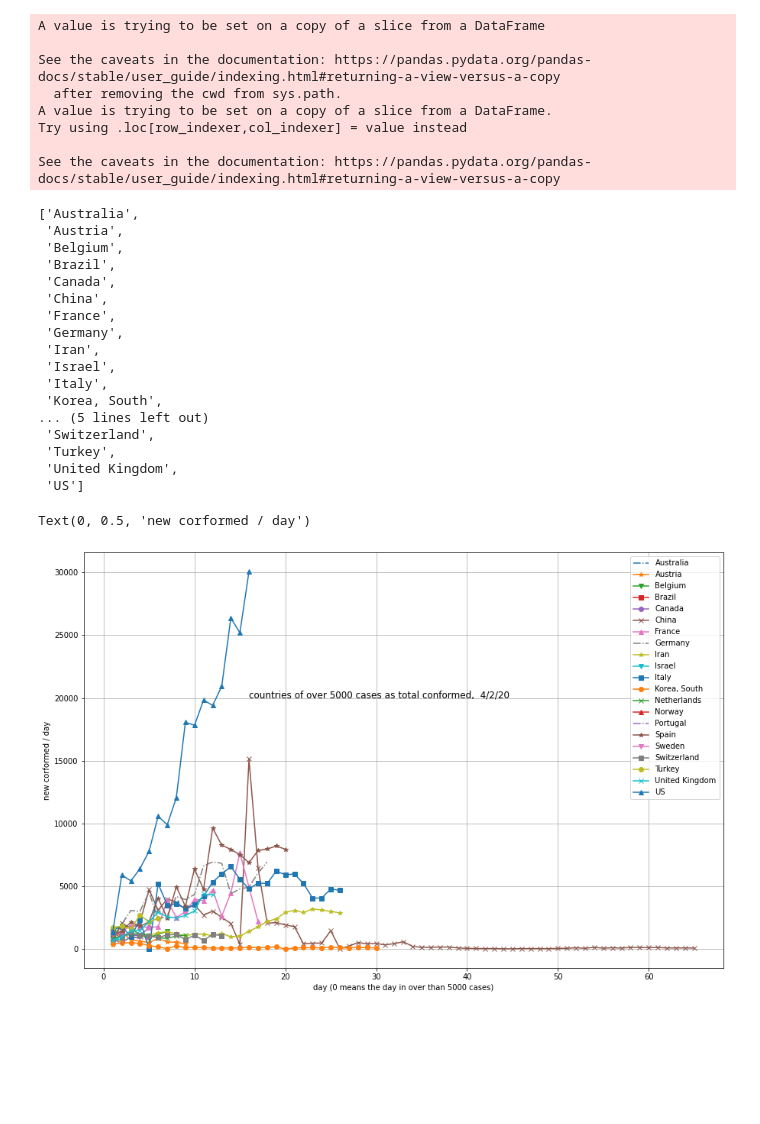
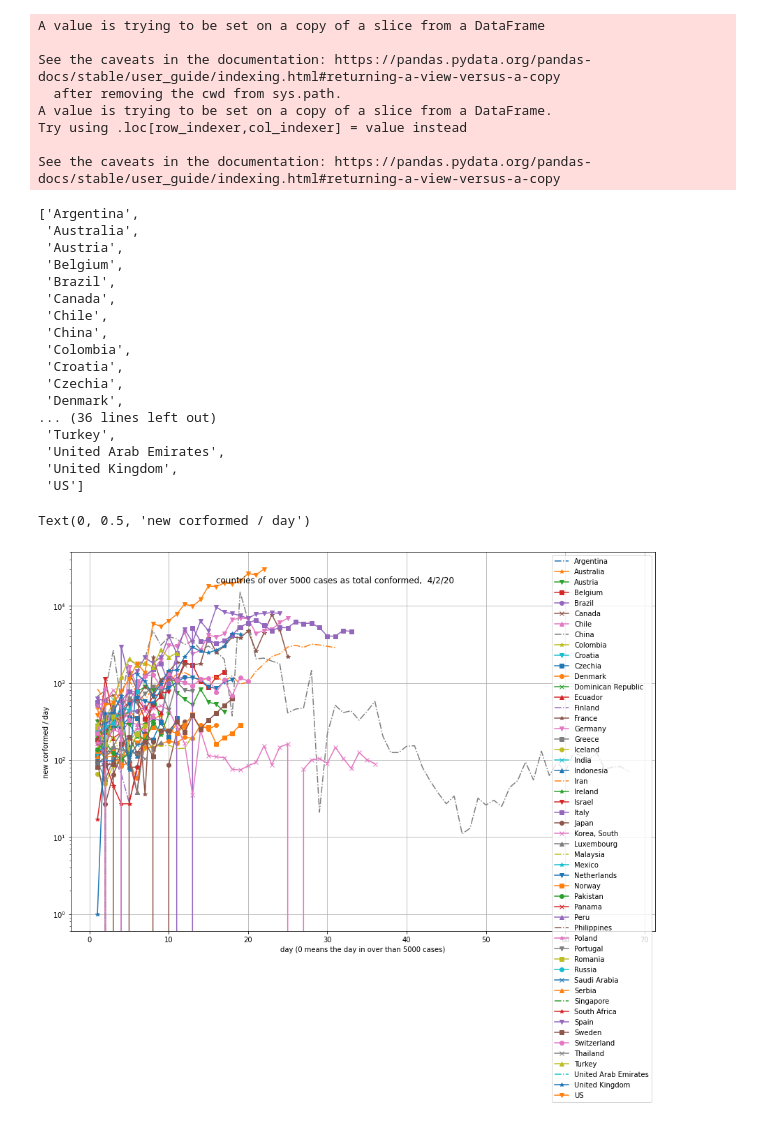
Before and after one commit to YoungKwonJo/simulation01, a Jupyter notebook: real-data8.ipynb, the cells around one changed output. Cells and saved outputs as stored; diff of their text form; code cells hidden in the pictures; blank space fills up the shorter version.

```diff
--- a/real-data8.ipynb
+++ b/real-data8.ipynb
@@ -65,7 +65,7 @@ for i in country[1:]:
     df_1.loc['value', :] = df_1.sum()
 
     data1 = df_1.T[4:]
-    data_1 = data1.loc[lambda df: df['value'] >5000]
+    data_1 = data1.loc[lambda df: df['value'] >1000]
     data_1['day'] = [ j for j,ii in enumerate(data_1.index) ]
     data_1 = data_1.reset_index()
     data_1[i] = [ data_1['value'][j]-data_1['value'][j-1] if j>0 else 0 for j in data_1.index ]
@@ -85,21 +85,21 @@ See the caveats in the documentation: https://pandas.pydata.org/pandas-docs/stab
 # %%
 country2
 # %% [output]
-['Australia',
+['Argentina',
+ 'Australia',
  'Austria',
  'Belgium',
  'Brazil',
  'Canada',
+ 'Chile',
  'China',
- 'France',
- 'Germany',
- 'Iran',
- 'Israel',
- 'Italy',
- 'Korea, South',
-... (5 lines left out)
- 'Switzerland',
+ 'Colombia',
+ 'Croatia',
+ 'Czechia',
+ 'Denmark',
+... (36 lines left out)
  'Turkey',
+ 'United Arab Emirates',
  'United Kingdom',
  'US']
 # %%
@@ -108,22 +108,22 @@ df = df.loc[lambda df: df['day'] >0]
 # %%
 import matplotlib.pyplot as plt
 plt.rcParams['axes.facecolor']='white'
 plt.rcParams['savefig.facecolor']='white'
 plt.rcParams["figure.facecolor"] = "w"
 
 
 fig, ax = plt.subplots(figsize=(15, 10))
 maker = ["-.",'-*','-v','-s','-o','-x',"-^"]
 
 for i,ii in enumerate(country2[:]):
     df.plot(ax=ax, x="day",y=ii, style=maker[i%7])
 
 #ax.get_legend().remove()
 ax.grid(True)
-#ax.set_yscale('log')
+ax.set_yscale('log')
 plt.text(16, 2*10**4, "{} {}".format("countries of over 5000 cases as total conformed, ", lastDate), fontsize=12)
 ax.set_xlabel('day (0 means the day in over than 5000 cases)')
 ax.set_ylabel('new corformed / day')
 # %% [output]
 Text(0, 0.5, 'new corformed / day')
-[figure, old version]
+[figure, new version]
```
Also changed, not shown: 1 other file.
